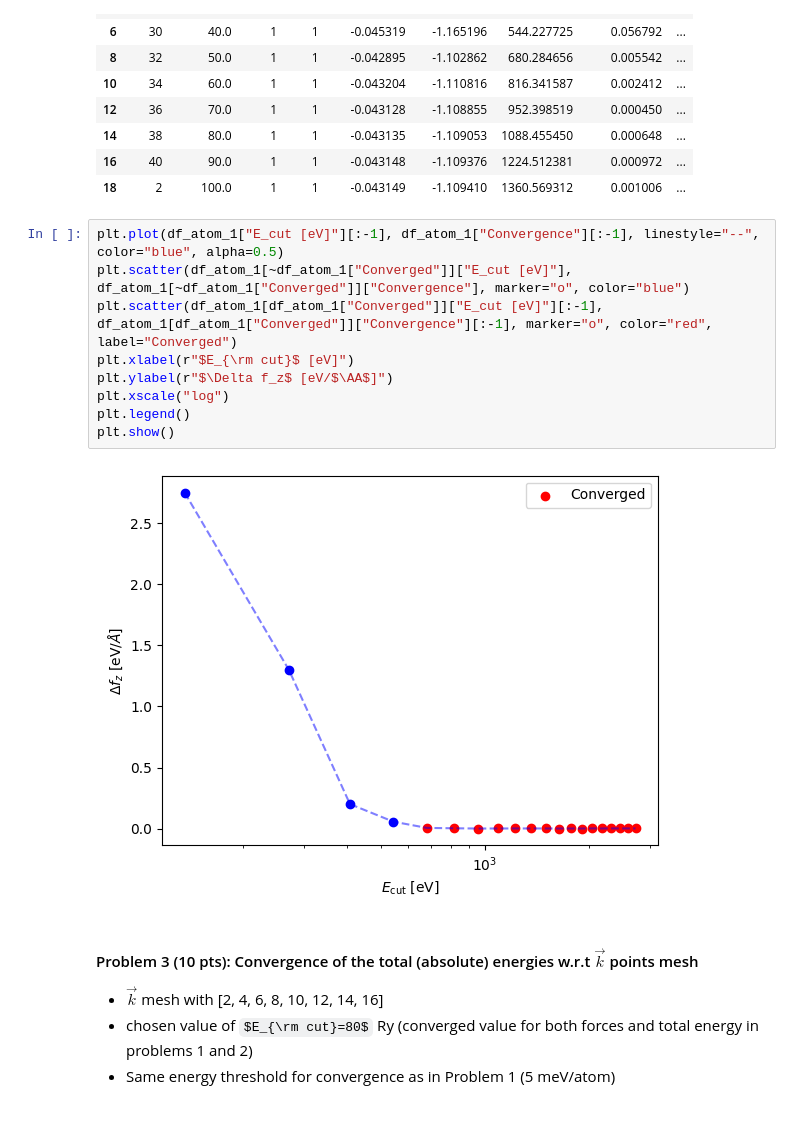
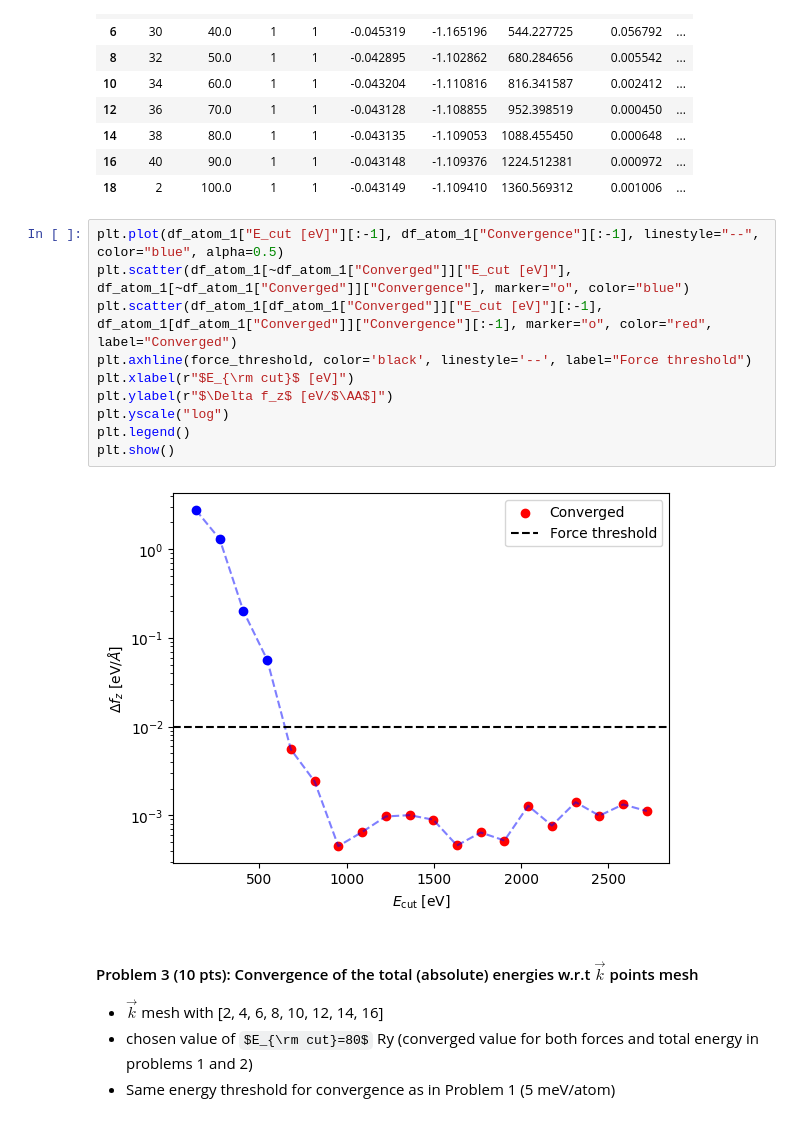
Before and after one commit to sylvainshan/MSE-468-Atomisitc-and-Quantum-Simulations-of-Materials, a Jupyter notebook: lab2/analysis.ipynb, the cells around one changed output. Saved outputs shown, nothing was run; the diff lists cells and outputs as text; some formulas as TeX source.

```diff
--- a/lab2/analysis.ipynb
+++ b/lab2/analysis.ipynb
@@ -131,14 +131,15 @@ df_atom_1.head(10)
 # %%
 plt.plot(df_atom_1["E_cut [eV]"][:-1], df_atom_1["Convergence"][:-1], linestyle="--", color="blue", alpha=0.5)
 plt.scatter(df_atom_1[~df_atom_1["Converged"]]["E_cut [eV]"], df_atom_1[~df_atom_1["Converged"]]["Convergence"], marker="o", color="blue")
 plt.scatter(df_atom_1[df_atom_1["Converged"]]["E_cut [eV]"][:-1], df_atom_1[df_atom_1["Converged"]]["Convergence"][:-1], marker="o", color="red", label="Converged")
+plt.axhline(force_threshold, color='black', linestyle='--', label="Force threshold")
 plt.xlabel(r"$E_{\rm cut}$ [eV]")
 plt.ylabel(r"$\Delta f_z$ [eV/$\AA$]")
-plt.xscale("log")
+plt.yscale("log")
 plt.legend()
 plt.show()
 # %% [output]
-[figure, old version]
+[figure, new version]
 # %% [markdown]
 #### Problem 3 (10 pts): Convergence of the total (absolute) energies w.r.t $\vec k$ points mesh
 
```
Also changed, not shown: parts of 10 cells of this notebook, 6 other files.
